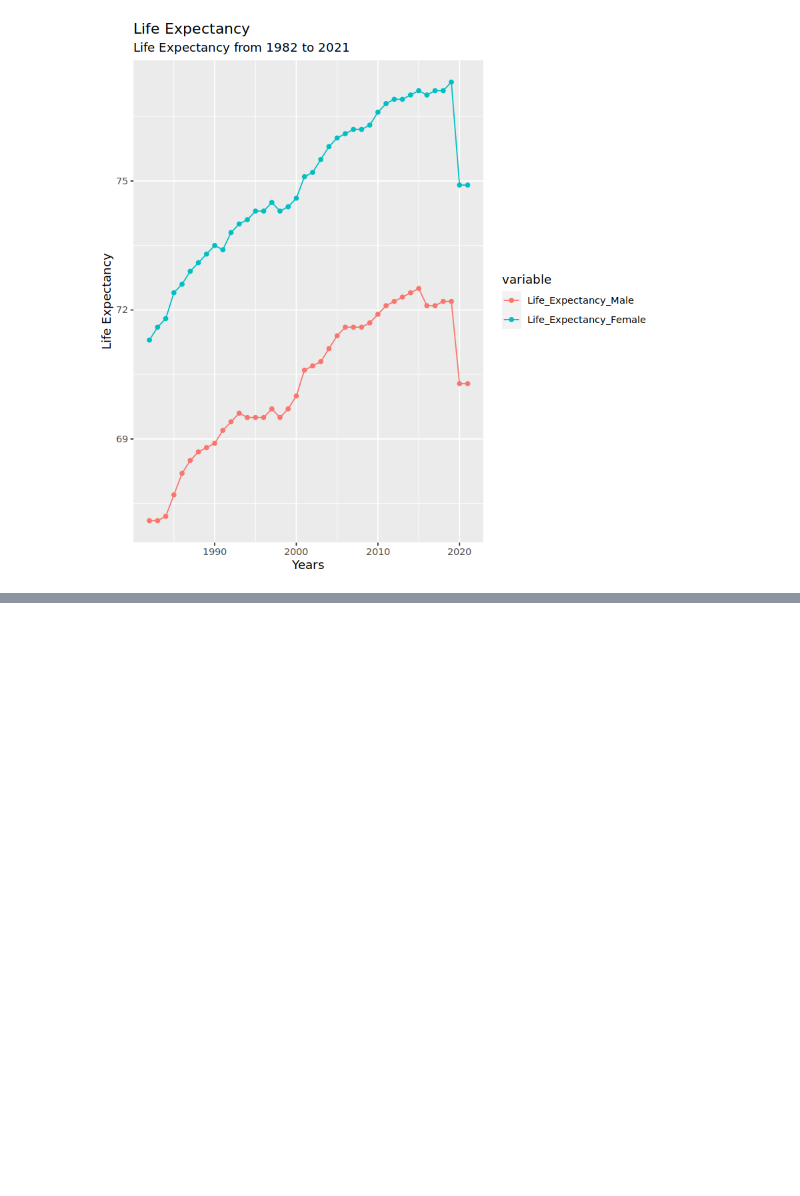
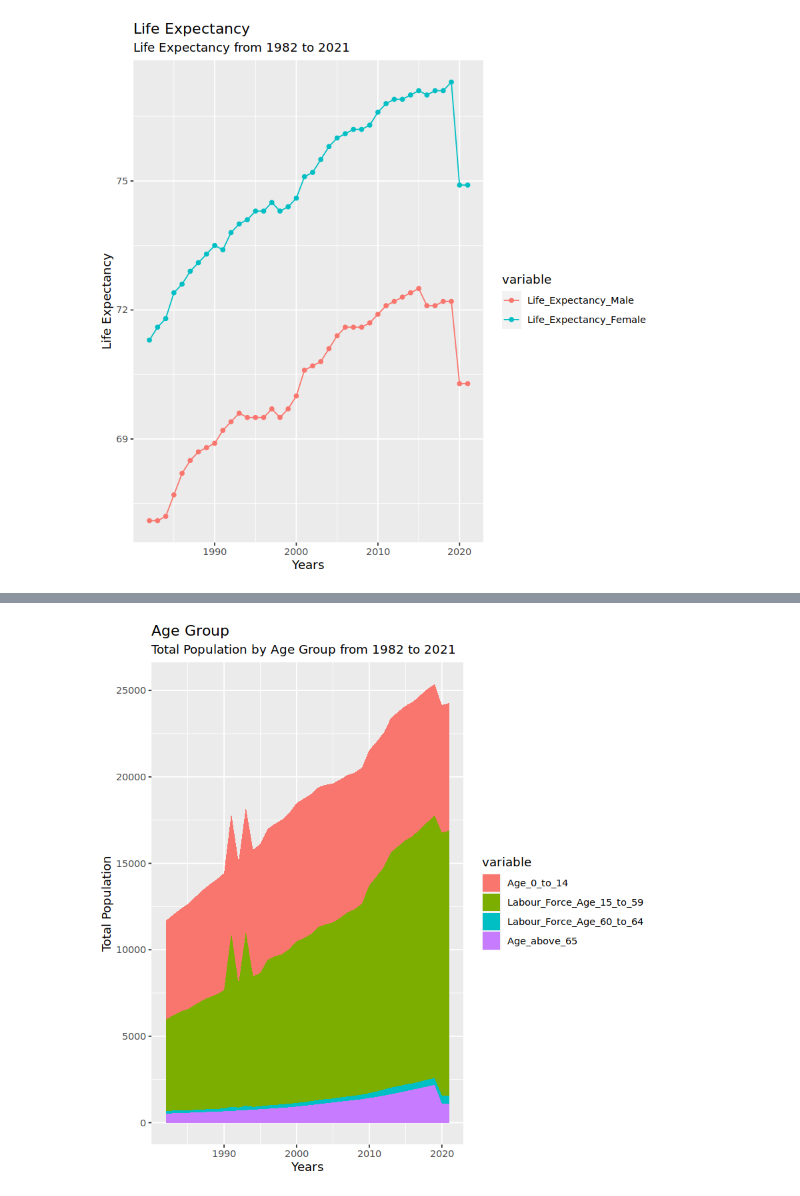
Before and after one commit to dannymirxa/Employement_and_Unemployment_Project, a Jupyter notebook: EDA.ipynb, the cells around one changed output, grey strips where cells are left out. Cells and saved outputs as stored; diff of their text form; code cells hidden in the pictures; blank space fills up the shorter version.

```diff
--- a/EDA.ipynb
+++ b/EDA.ipynb
@@ -424,0 +480,2 @@ ggplot(data = melt(data = cbind(Year = as.integer(rownames(df)), df) %>% select(
+# %%
+Population_by_Age_Group = cbind(Year = as.integer(rownames(df)), df)[c('Year', 'Age_0_to_14', 'Labour_Force_Age_15_to_59', 'Labour_Force_Age_60_to_64','Age_above_65')]
@@ -424,0 +502,9 @@ ggplot(data = melt(data = cbind(Year = as.integer(rownames(df)), df) %>% select(
+# %%
+ggplot(data = melt(Population_by_Age_Group, id.vars = "Year"),
+       mapping = aes(x = Year,
+                     y = value,
+                    fill = variable)) +
+        geom_area() +
+        labs(title = "Age Group", subtitle = "Total Population by Age Group from 1982 to 2021", x = "Years", y = "Total Population")
+# %% [output]
+[figure, added]
```
Also changed, not shown: parts of 6 cells of this notebook.
